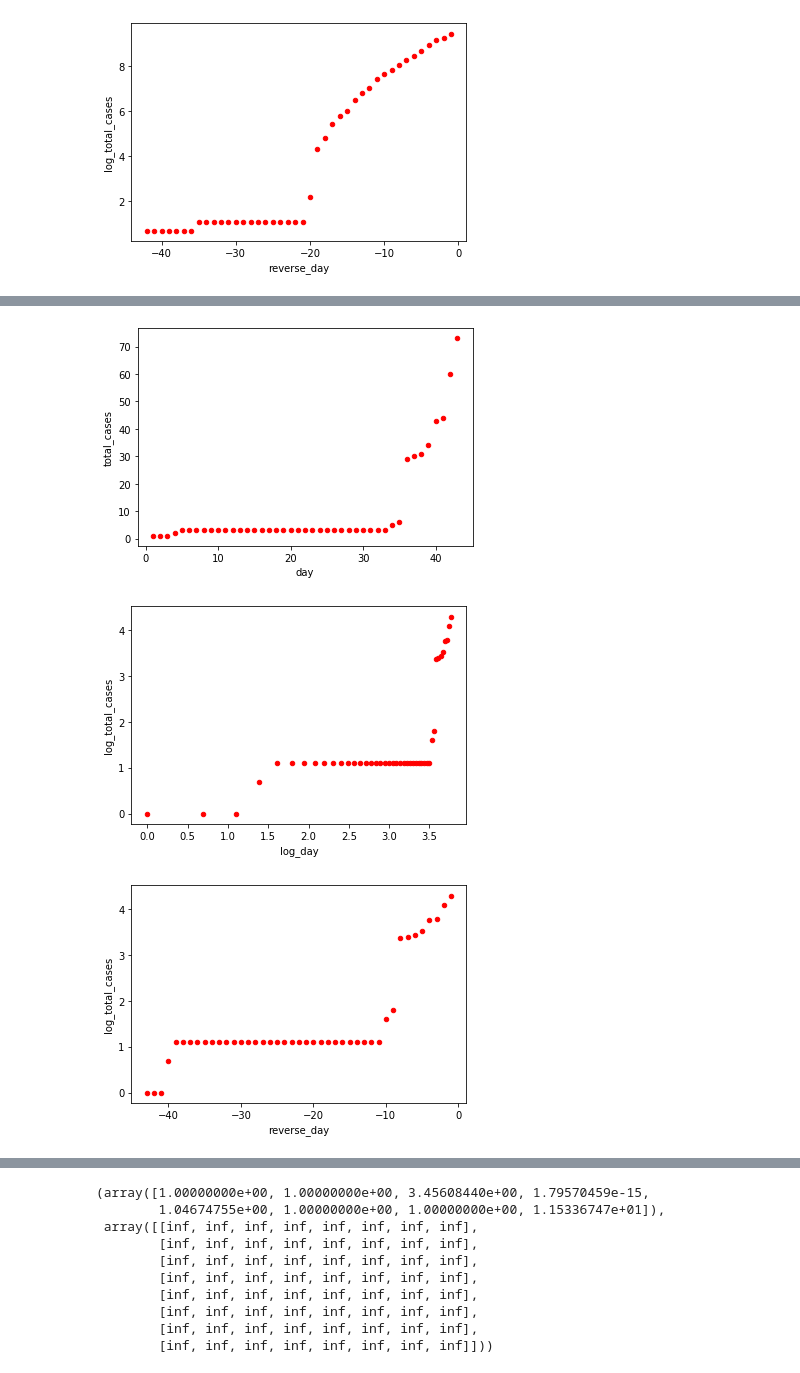
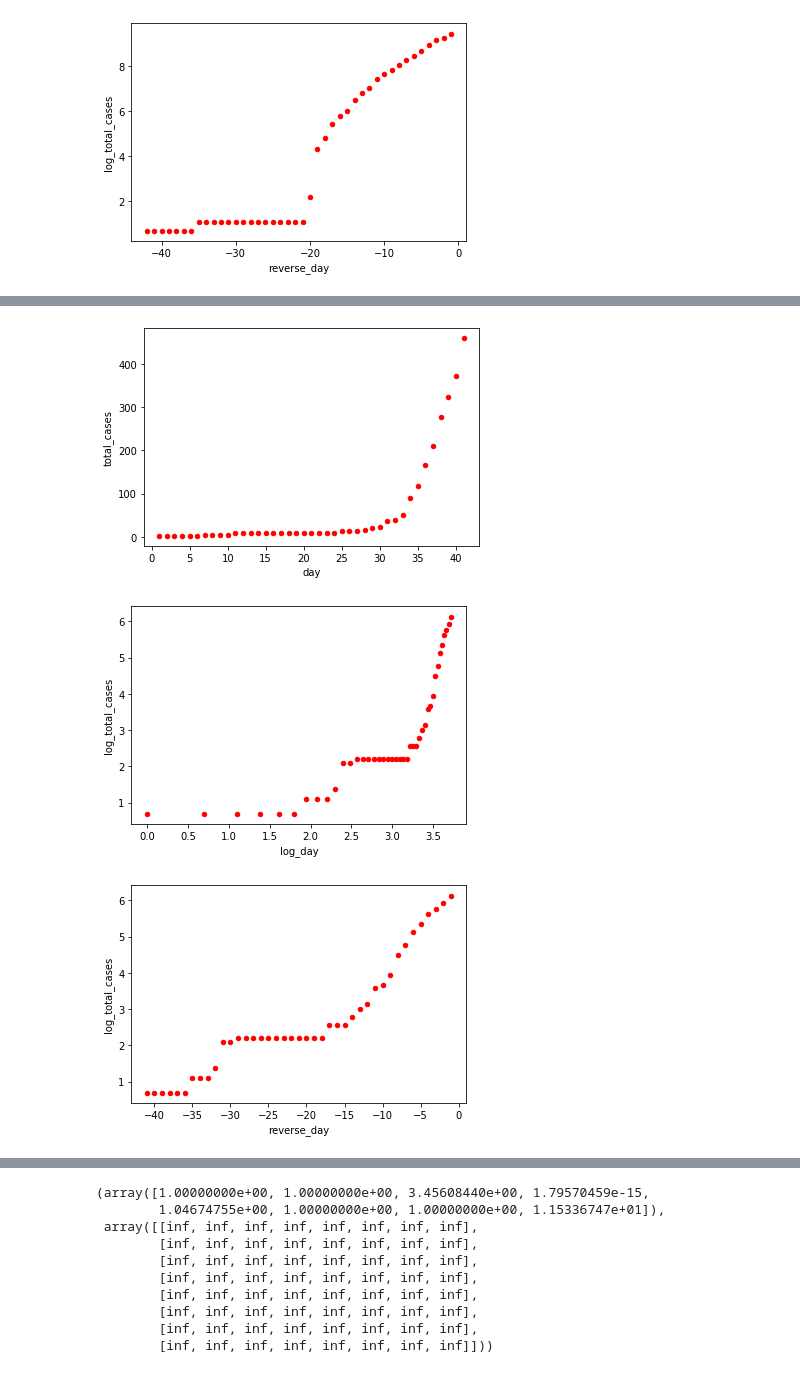
Before and after one commit to rishemjit/COVID_analysis, a Jupyter notebook: Analysis.ipynb, the cells around one changed output, grey strips where cells are left out. Cells and saved outputs as stored; diff of their text form; code cells hidden in the pictures.

```diff
--- a/Analysis.ipynb
+++ b/Analysis.ipynb
@@ -147,11 +133,11 @@ dCVsub_country['India']
 # %%
-dCV_country['India'].plot(kind='scatter',x='day',y='total_cases',color='red')
+dCV_country['United Kingdom'].plot(kind='scatter',x='day',y='total_cases',color='red')
 plt.show()
-dCV_country['India'].plot(kind='scatter',x='log_day',y='log_total_cases',color='red')
+dCV_country['United Kingdom'].plot(kind='scatter',x='log_day',y='log_total_cases',color='red')
 plt.show()
-dCV_country['India'].plot(kind='scatter',x='reverse_day',y='log_total_cases',color='red')
+dCV_country['United Kingdom'].plot(kind='scatter',x='reverse_day',y='log_total_cases',color='red')
 plt.show()
 # %% [output]
-[figure, old version]
+[figure, new version]
-[figure, old version]
+[figure, new version]
-[figure, old version]
+[figure, new version]
```
Also changed, not shown: parts of 5 cells of this notebook.
